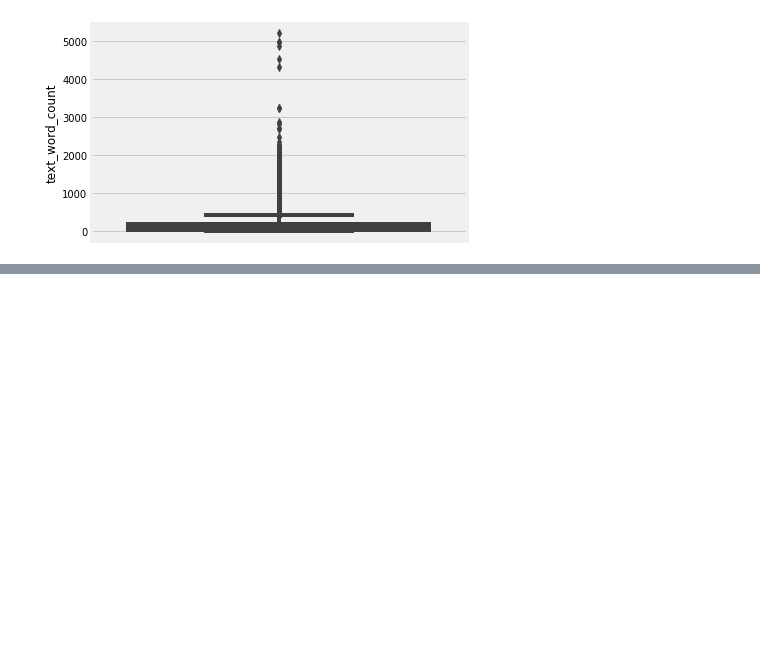
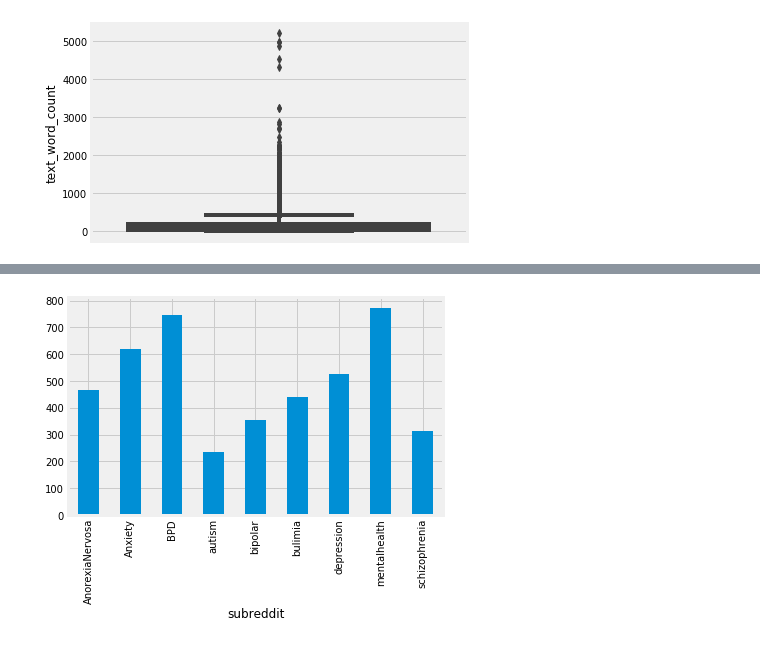
Before and after one commit to eileenhartnett/NLP-DeepLearning-Reddit-Project, a Jupyter notebook: notebooks/step2-clean_data.ipynb, the cells around one changed output, grey strips where cells are left out. Cells and saved outputs as stored; diff of their text form; code cells hidden in the pictures; blank space fills up the shorter version.

```diff
--- a/notebooks/step2-clean_data.ipynb
+++ b/notebooks/step2-clean_data.ipynb
@@ -268,0 +289,6 @@ sns.boxplot( y=PostCovid_posts['text_word_count']);
+# %%
+postcovid_median_submission_lenghts = PostCovid_posts.groupby('subreddit')['text_length'].median()
+
+postcovid_median_submission_lenghts.plot.bar();
+# %% [output]
+[figure, added]
```
Also changed, not shown: parts of 7 cells of this notebook, 1 other file.
